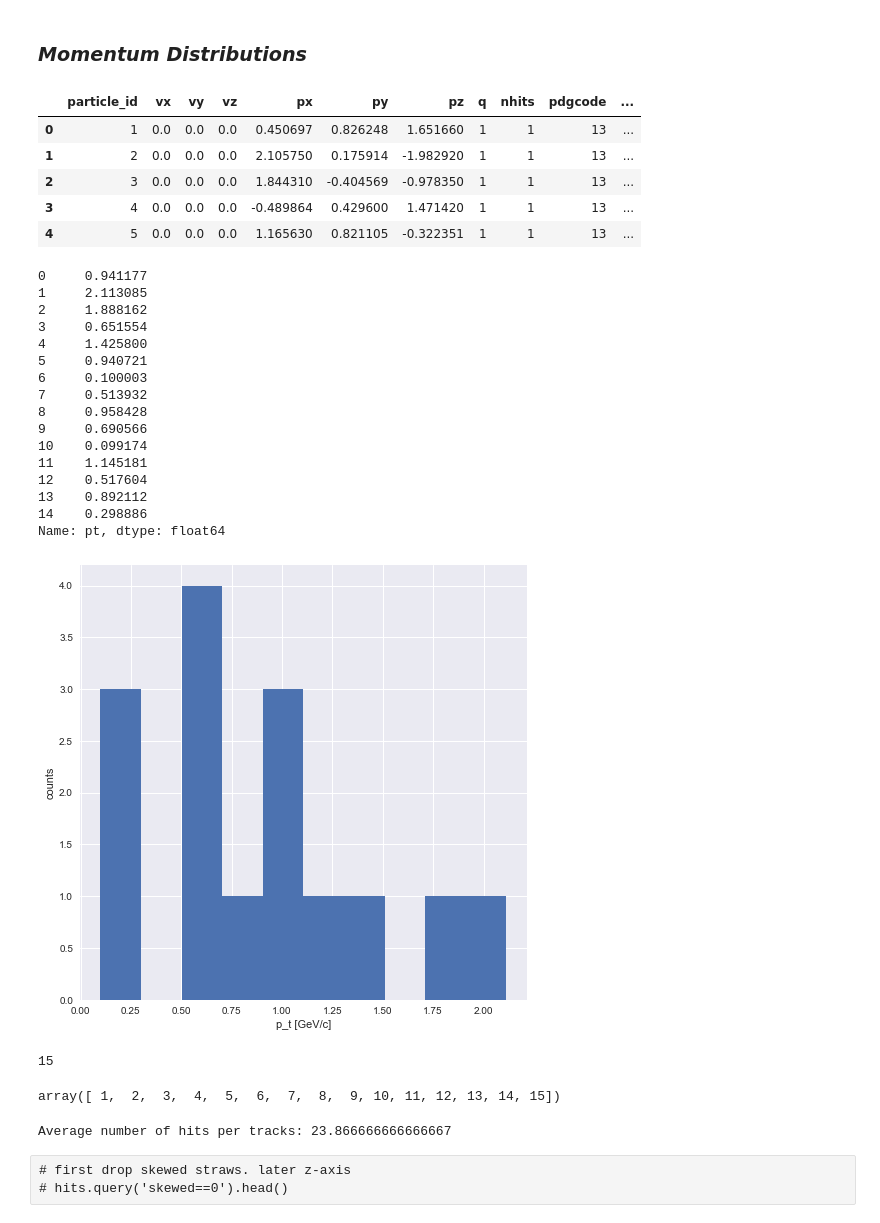
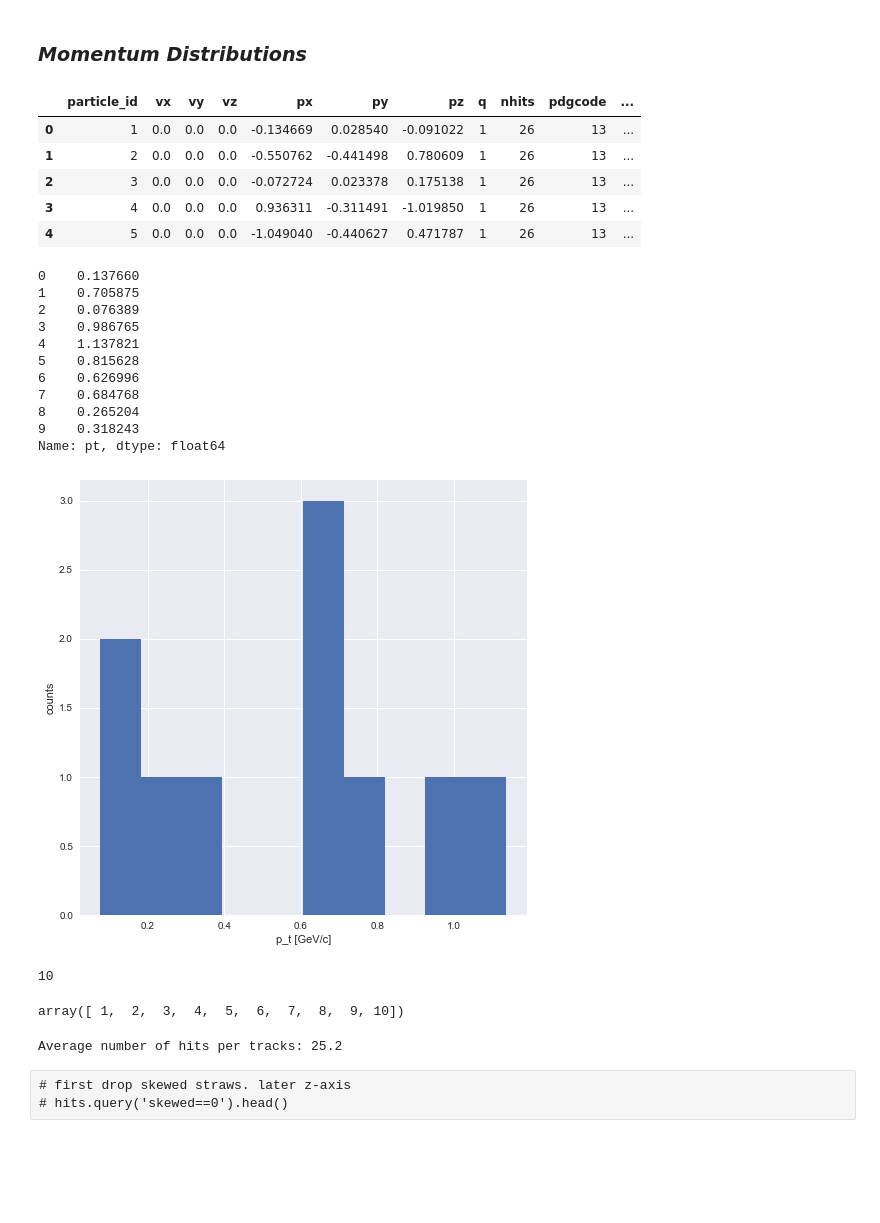
Before and after one commit to ai4fair/pandaml, a Jupyter notebook: stt_eda.ipynb, the cells around one changed output. Saved outputs shown, nothing was run; the diff lists cells and outputs as text; code cells hidden in the pictures; blank space fills up the shorter version.

```diff
--- a/stt_eda.ipynb
+++ b/stt_eda.ipynb
@@ -23,7 +23,7 @@ sys.path.append('src')
 #input_dir = './data_sets/pandaml/data_3.0_7.0_GeV/'
 
 # mu+mu- data (coming)
-input_dir = './data_0.1_1.5_GeV/'
+input_dir = './data_sets/pandaml/data_0.1_1.5_GeV/'
 
 # pbarp data (coming)
 # input_dir = os.environ['HOME']+'/current/2_deepana/pandaml/data/'
@@ -135,13 +164,13 @@ data = hits[truth['particle_id'] == 5]
 # %%
 # Using Object Oriented API
 plt.close('all')
-plt.style.use('seaborn')
-fig, ax = plt.subplots(nrows=1, ncols=1, figsize=(7, 7))
-plt.scatter(data.x, data.y)
-plt.plot(data.x, data.y, "-o")
+plt.figure(figsize=(10,10))
+plt.scatter(data.x.values, data.y.values)
+plt.plot(data.x.values, data.y.values, "-o")
 plt.xlabel('x [cm]')
 plt.ylabel('y [cm]')
 # ax.set_xlim(5, 40)
 # ax.set_ylim(5, 40)
 # plt.savefig(os.path.join(outdir, "event.png"))
+plt.show()
 # %% [output]
@@ -150,13 +178,12 @@ Text(0, 0.5, 'y [cm]')
 # %%
 # numpy.polyfit() function
 plt.close('all')
-plt.style.use('seaborn')
-fig = plt.figure(figsize=(7,7))
+plt.figure(figsize=(8,8))
 
 a, b = np.polyfit(data.x, data.y, 1)
 
-plt.scatter(data.x, data.y)
-plt.plot(data.x, a*data.x+b, 'r')
+plt.scatter(data.x.values, data.y.values)
+plt.plot(data.x.values, a*data.x.values+b, 'r')
 plt.xlabel('x [cm]')
 plt.ylabel('y [cm]')
 #plt.xlim((5, 40))
@@ -173,61 +200,56 @@ particles = particles.assign(pt=particles.apply(lambda row: np.sqrt(row.px**2 +
 particles.head()
 # %% [output]
 |  | particle_id | vx | vy | vz | px | py | pz | q | nhits | pdgcode | ... |
-| 0 | 1 | 0.0 | 0.0 | 0.0 | 0.450697 | 0.826248 | 1.651660 | 1 | 1 | 13 | ... |
-| 1 | 2 | 0.0 | 0.0 | 0.0 | 2.105750 | 0.175914 | -1.982920 | 1 | 1 | 13 | ... |
-| 2 | 3 | 0.0 | 0.0 | 0.0 | 1.844310 | -0.404569 | -0.978350 | 1 | 1 | 13 | ... |
-| 3 | 4 | 0.0 | 0.0 | 0.0 | -0.489864 | 0.429600 | 1.471420 | 1 | 1 | 13 | ... |
-| 4 | 5 | 0.0 | 0.0 | 0.0 | 1.165630 | 0.821105 | -0.322351 | 1 | 1 | 13 | ... |
+| 0 | 1 | 0.0 | 0.0 | 0.0 | -0.134669 | 0.028540 | -0.091022 | 1 | 26 | 13 | ... |
+| 1 | 2 | 0.0 | 0.0 | 0.0 | -0.550762 | -0.441498 | 0.780609 | 1 | 26 | 13 | ... |
+| 2 | 3 | 0.0 | 0.0 | 0.0 | -0.072724 | 0.023378 | 0.175138 | 1 | 26 | 13 | ... |
+| 3 | 4 | 0.0 | 0.0 | 0.0 | 0.936311 | -0.311491 | -1.019850 | 1 | 26 | 13 | ... |
+| 4 | 5 | 0.0 | 0.0 | 0.0 | -1.049040 | -0.440627 | 0.471787 | 1 | 26 | 13 | ... |
 # %%
 particles.pt
 # %% [output]
-0     0.941177
-1     2.113085
-2     1.888162
-3     0.651554
-4     1.425800
-5     0.940721
-6     0.100003
-7     0.513932
-8     0.958428
-9     0.690566
-10    0.099174
-11    1.145181
-12    0.517604
-13    0.892112
-14    0.298886
+0    0.137660
+1    0.705875
+2    0.076389
+3    0.986765
+4    1.137821
+5    0.815628
+6    0.626996
+7    0.684768
+8    0.265204
+9    0.318243
 Name: pt, dtype: float64
 # %%
 plt.close('all')
 plt.style.use('seaborn')
 fig = plt.figure(figsize=(8,8))
 
-plt.hist(particles.pt)
+plt.hist(particles.pt, bins=10)
 
 plt.xlabel('p_t [GeV/c]')
 plt.ylabel('counts')
-#plt.xlim((3, 7))
+# plt.xlim((0.1, 1.5))
 #plt.ylim((5, 40))
 plt.show()
 # %% [output]
-[figure, old version]
+[figure, new version]
 # %%
 # _ = particles[['px','py','pt']].hist(figsize = (8,8))
 # %%
 # Number of unique particles
 len(truth.particle_id.unique())
 # %% [output]
-15
+10
 # %%
 # lets get unique pids with freq (~ hits).
 sel_pids, sel_pids_fr = np.unique(particles.particle_id, return_counts=True)
 sel_pids
 # %% [output]
-array([ 1,  2,  3,  4,  5,  6,  7,  8,  9, 10, 11, 12, 13, 14, 15])
+array([ 1,  2,  3,  4,  5,  6,  7,  8,  9, 10])
 # %%
 print("Average number of hits per tracks: {}".format(hits.hit_id.count()/sel_pids.size))
 # %% [output]
-Average number of hits per tracks: 23.866666666666667
+Average number of hits per tracks: 25.2
 # %% [raw]
 # first drop skewed straws. later z-axis
 # hits.query('skewed==0').head()
```
Also changed, not shown: parts of 16 cells of this notebook, 2 other files.
